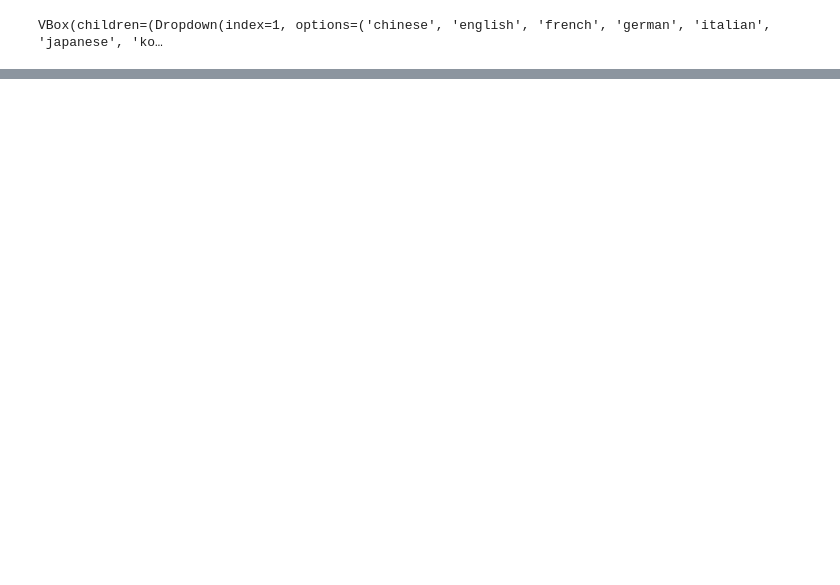
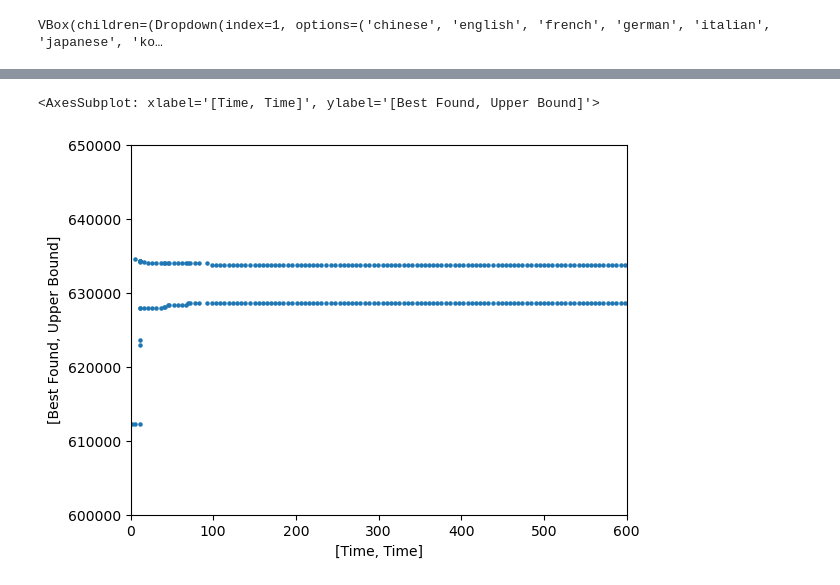
Before and after one commit to NiHoel/Anno1800OptimizationTools, a Jupyter notebook: skyscraper_levels.ipynb, the cells around one changed output, grey strips where cells are left out. Cells and saved outputs as stored; diff of their text form; code cells hidden in the pictures; blank space fills up the shorter version.

```diff
--- a/skyscraper_levels.ipynb
+++ b/skyscraper_levels.ipynb
@@ -65,5 +59,16 @@ No parameters matching '_test' found
+# %%
+from tools.fscip_api import FSCIP_CMD
+from subprocess import Popen, PIPE, STDOUT
+SOLVER = "FSCIP" # remove the '#' at the beginning of the line to force using the FSCIP solver
+FIX_E3 = True # When replaced by True, the optimizer keeps all engineer level 3 skyscrapers.
+FIX_I3 = False  # When replaced by True, the optimizer keeps all investor level 3 skyscrapers.
+#Use the above options for a two step optimzation: First 3-3, then 3-3-5 where the engineers (or investors) are fixed and only the others can become Lvl. 5 investor skyscrapers
+
+# Apply simplified panorama calculation - might no longer be able to find the optimum, but greatly simplifies the problem (uses the same problem formulation as the old version)
+LINEAR_PANORAMA = True
 # %%
 #Only modify the numbers - don't change spaces or the order
+#This test version only works for full supply, i.e. all needs are fulfilled
 residents_per_house = [
     #Engineers
     [131, #Lvl 1
@@ -101,18 +106,35 @@ panorama_per_house = [
 
 th_bonus = [
     #Engineers
+    [33, #Lvl 1
+     38, #Lvl 2
+
+     #Lvl 3
     25 # Blue Skies Maid
    + 18 #Papal Paper (chcolate,mezcal!)
    + 10 #Saint (chocolate!),
+    ]
+
     ,
     #Investors
-    45 # Blue Skies Maid
-   + 15 #Papal Paper
-   + 10 #Saint
+    [30, #Lvl 1
+     35, #Lvl 2
+     45, #Lvl 3
+     55, #Lvl 4
+
+     #Lvl 5
+         45 # Blue Skies Maid
+       + 15 #Papal Paper
+       + 10 #Saint
+
+    ]
+
 ]
 
 weight_residences = [
-        #Engineers
+        #Engineers - the decimal numbers incorporate the space required to produce the needs,
+        #replace the first number in the line by them to incoprorate it in the optimization process
+        #The optimizer should then output solutions with fewer Lvl 5 skyskrapers
     [0, #Lvl 1
      0, #Lvl 2
      1 #Lvl 3 #0.077761
@@ -123,6 +145,6 @@ weight_residences = [
      0, #Lvl 2
      1, #Lvl 3 #0.076868
      0, #Lvl 4 #0.077335
-     0] #Lvl 5 #0.074151
+     1] #Lvl 5 #0.074151
 
 ]
@@ -2555,3 +2630,12 @@ VBox(children=(Dropdown(index=1, options=('chinese', 'english', 'french', 'germa
+# %%
+df = pd.DataFrame(ui.logs, columns=["Time", "Best Found", "Upper Bound"])
+display(df.plot(kind="scatter", x=["Time","Time"], y=["Best Found", "Upper Bound"], s=5,
+                #remove '#' in front of ylim and change limits to zoom in
+                ylim=(600000,650000),
+                xlim=(0,600)))
+# %% [output]
+<AxesSubplot: xlabel='[Time, Time]', ylabel='[Best Found, Upper Bound]'>
+[figure, added]
 # %% [raw]
 # TODO: Replace FileUpload by PyQt due to 10 MB limit
 
```
Also changed, not shown: parts of 6 cells of this notebook.
